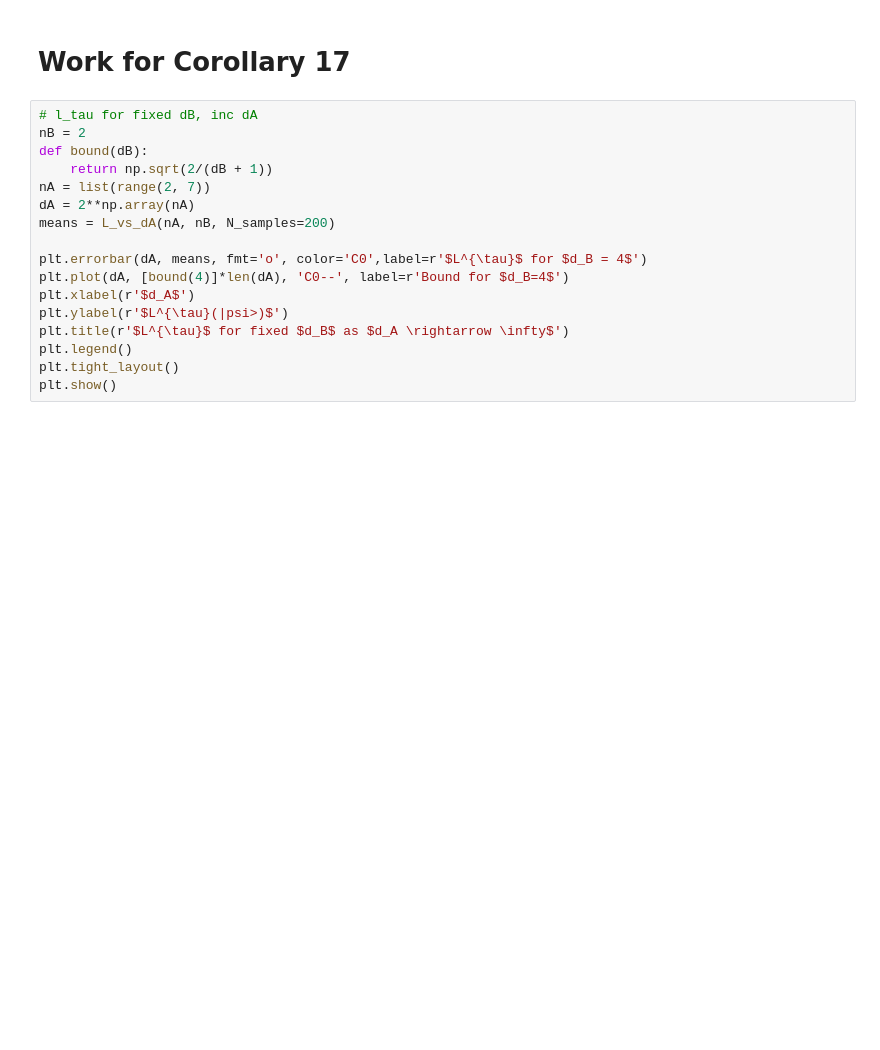
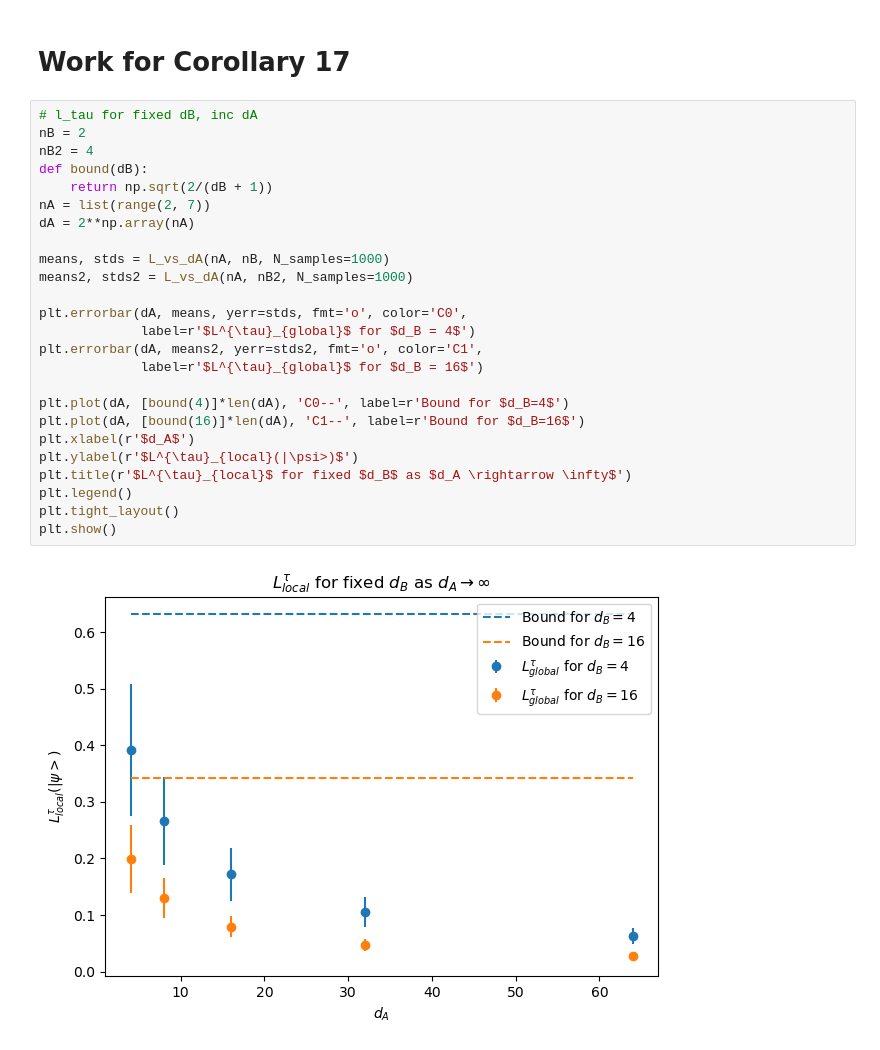
Before and after one commit to abbievaughanlee/localizable_entanglement, a Jupyter notebook: concentration_inequalities/localizable_entanglement_numerics.ipynb, the cells around one changed output. Saved outputs shown, nothing was run; the diff lists cells and outputs as text; blank space fills up the shorter version.

```diff
--- a/concentration_inequalities/localizable_entanglement_numerics.ipynb
+++ b/concentration_inequalities/localizable_entanglement_numerics.ipynb
@@ -411,18 +409,28 @@ KeyboardInterrupt:
 # %%
 # l_tau for fixed dB, inc dA
 nB = 2
+nB2 = 4
 def bound(dB):
     return np.sqrt(2/(dB + 1))
 nA = list(range(2, 7))
 dA = 2**np.array(nA)
-means = L_vs_dA(nA, nB, N_samples=200)
 
-plt.errorbar(dA, means, fmt='o', color='C0',label=r'$L^{\tau}$ for $d_B = 4$')
+means, stds = L_vs_dA(nA, nB, N_samples=1000)
+means2, stds2 = L_vs_dA(nA, nB2, N_samples=1000)
+
+plt.errorbar(dA, means, yerr=stds, fmt='o', color='C0',
+             label=r'$L^{\tau}_{global}$ for $d_B = 4$')
+plt.errorbar(dA, means2, yerr=stds2, fmt='o', color='C1',
+             label=r'$L^{\tau}_{global}$ for $d_B = 16$')
+
 plt.plot(dA, [bound(4)]*len(dA), 'C0--', label=r'Bound for $d_B=4$')
+plt.plot(dA, [bound(16)]*len(dA), 'C1--', label=r'Bound for $d_B=16$')
 plt.xlabel(r'$d_A$')
-plt.ylabel(r'$L^{\tau}(|psi>)$')
-plt.title(r'$L^{\tau}$ for fixed $d_B$ as $d_A \rightarrow \infty$')
+plt.ylabel(r'$L^{\tau}_{local}(|\psi>)$')
+plt.title(r'$L^{\tau}_{local}$ for fixed $d_B$ as $d_A \rightarrow \infty$')
 plt.legend()
 plt.tight_layout()
 plt.show()
+# %% [output]
+[figure, added]
 # %%
```
Also changed, not shown: parts of 7 cells of this notebook, 17 other files.
